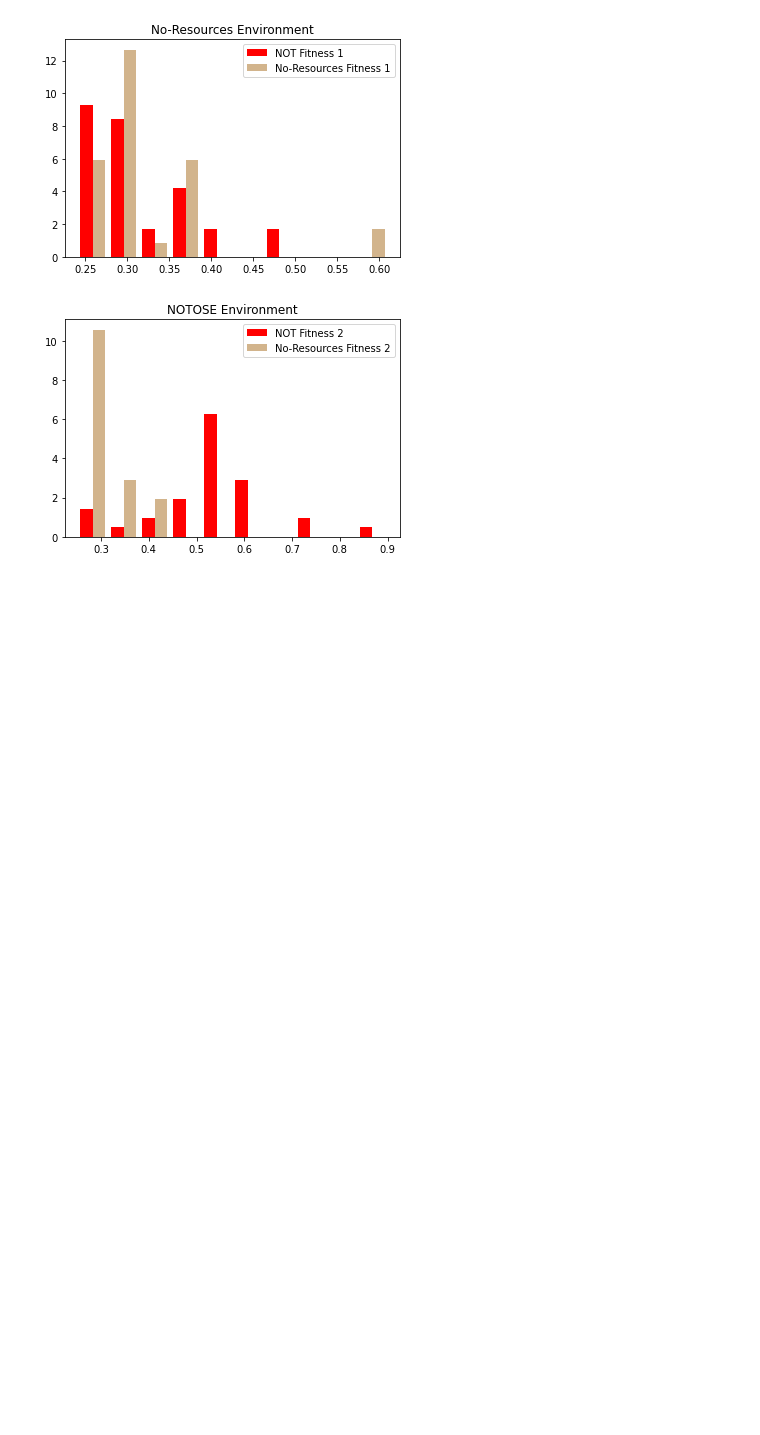
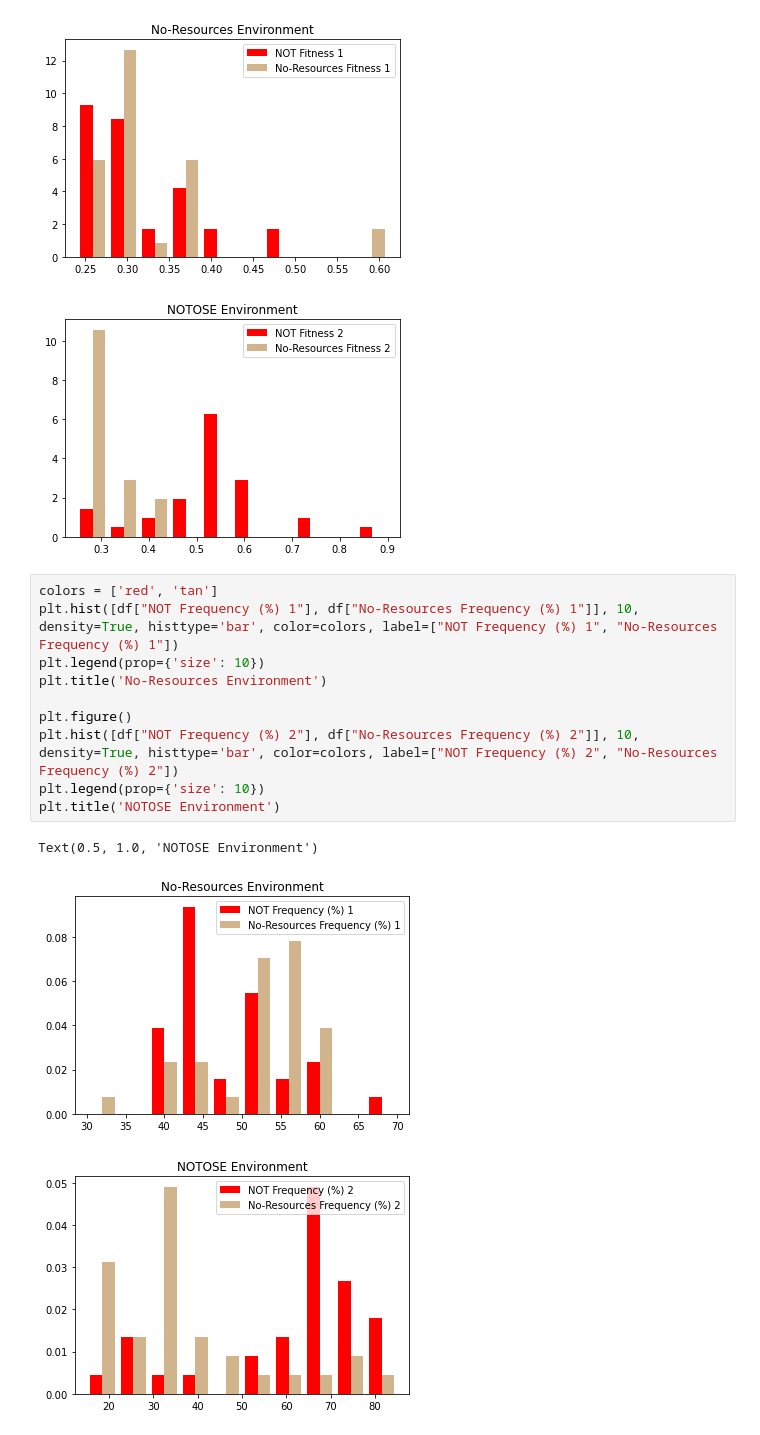
Before and after one commit to Cyberninja101/Python-master, a Jupyter notebook: Python_Important/School_Stuff/Fitness_Avida.ipynb, the cells around one changed output. Drawn from its saved outputs; the diff is of its cells as text; blank space fills up the shorter version.

```diff
--- a/Python_Important/School_Stuff/Fitness_Avida.ipynb
+++ b/Python_Important/School_Stuff/Fitness_Avida.ipynb
@@ -186,3 +183,17 @@ plt.title('NOTOSE Environment')
 Text(0.5, 1.0, 'NOTOSE Environment')
 [figure]
 [figure]
+# %%
+colors = ['red', 'tan']
+plt.hist([df["NOT Frequency (%) 1"], df["No-Resources Frequency (%) 1"]], 10, density=True, histtype='bar', color=colors, label=["NOT Frequency (%) 1", "No-Resources Frequency (%) 1"])
+plt.legend(prop={'size': 10})
+plt.title('No-Resources Environment')
+
+plt.figure()
+plt.hist([df["NOT Frequency (%) 2"], df["No-Resources Frequency (%) 2"]], 10, density=True, histtype='bar', color=colors, label=["NOT Frequency (%) 2", "No-Resources Frequency (%) 2"])
+plt.legend(prop={'size': 10})
+plt.title('NOTOSE Environment')
+# %% [output]
+Text(0.5, 1.0, 'NOTOSE Environment')
+[figure, added]
+[figure, added]
```
Also changed, not shown: parts of 1 cell of this notebook.
